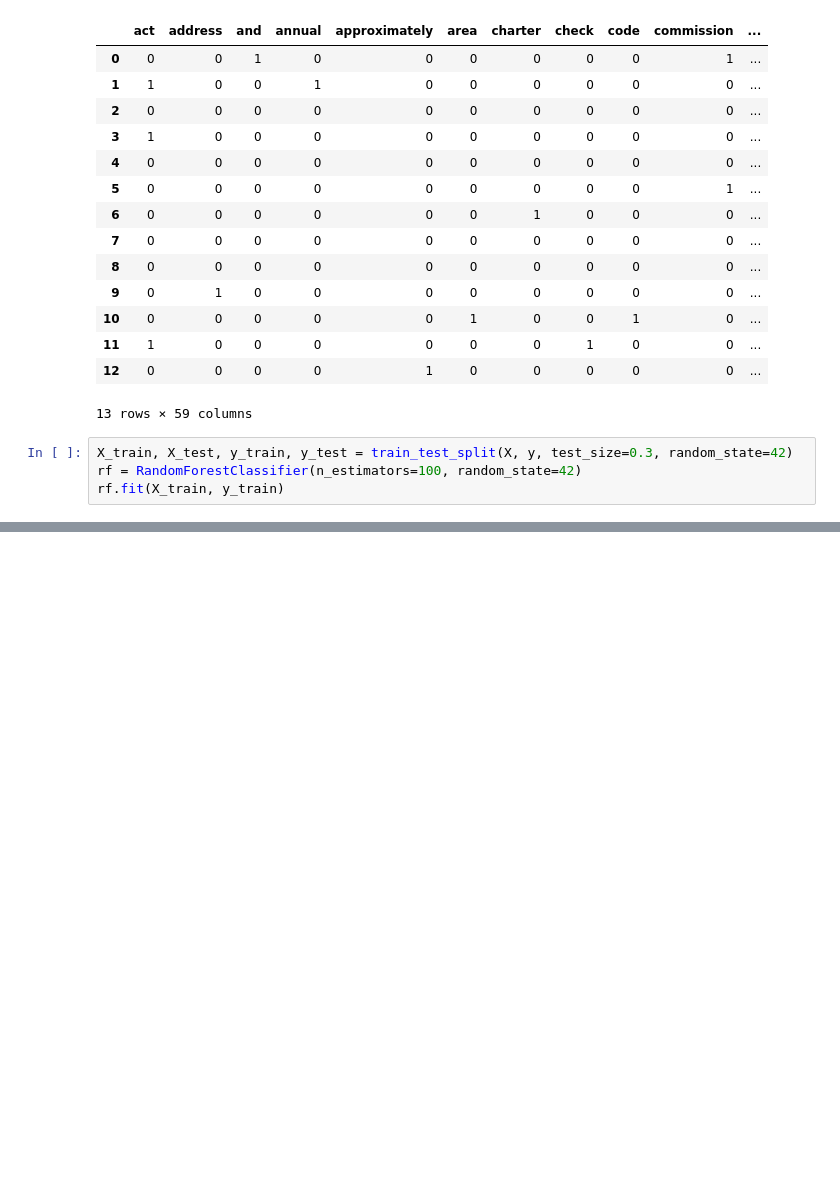
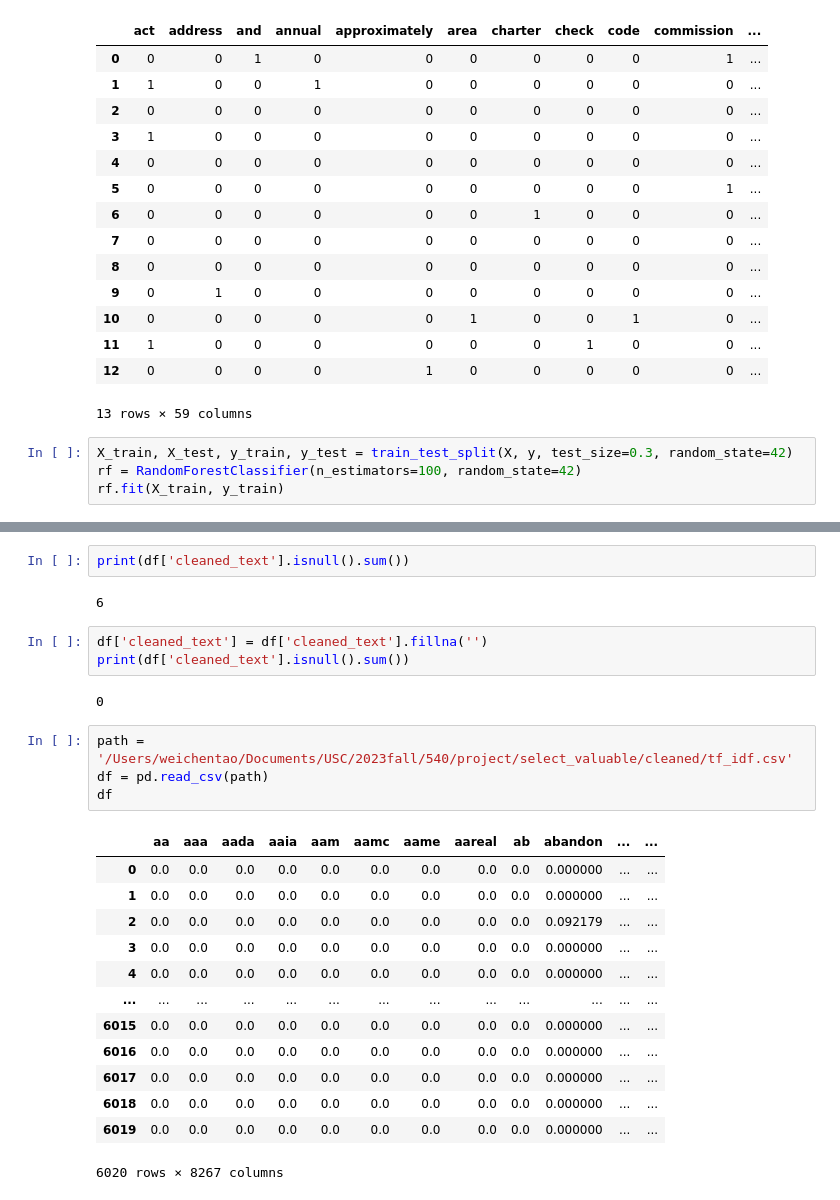
Before and after one commit to pyyybf/Recruitment-Patterns-Analysis, a Jupyter notebook: Select_valuable/Untitled.ipynb, the cells around one changed output, grey strips where cells are left out. Cells and saved outputs as stored; diff of their text form; blank space fills up the shorter version.

```diff
--- a/Select_valuable/Untitled.ipynb
+++ b/Select_valuable/Untitled.ipynb
@@ -39,0 +113,27 @@ rf.fit(X_train, y_train)
+# %%
+print(df['cleaned_text'].isnull().sum())
+# %% [output]
+6
+# %%
+df['cleaned_text'] = df['cleaned_text'].fillna('')
+print(df['cleaned_text'].isnull().sum())
+# %% [output]
+0
+# %%
+path = '/Users/weichentao/Documents/USC/2023fall/540/project/select_valuable/cleaned/tf_idf.csv'
+df = pd.read_csv(path)
+df
+# %% [output]
+|  | aa | aaa | aada | aaia | aam | aamc | aame | aareal | ab | abandon | ... | ... |
+| 0 | 0.0 | 0.0 | 0.0 | 0.0 | 0.0 | 0.0 | 0.0 | 0.0 | 0.0 | 0.000000 | ... | ... |
+| 1 | 0.0 | 0.0 | 0.0 | 0.0 | 0.0 | 0.0 | 0.0 | 0.0 | 0.0 | 0.000000 | ... | ... |
+| 2 | 0.0 | 0.0 | 0.0 | 0.0 | 0.0 | 0.0 | 0.0 | 0.0 | 0.0 | 0.092179 | ... | ... |
+| 3 | 0.0 | 0.0 | 0.0 | 0.0 | 0.0 | 0.0 | 0.0 | 0.0 | 0.0 | 0.000000 | ... | ... |
+| 4 | 0.0 | 0.0 | 0.0 | 0.0 | 0.0 | 0.0 | 0.0 | 0.0 | 0.0 | 0.000000 | ... | ... |
+| ... | ... | ... | ... | ... | ... | ... | ... | ... | ... | ... | ... | ... |
+| 6015 | 0.0 | 0.0 | 0.0 | 0.0 | 0.0 | 0.0 | 0.0 | 0.0 | 0.0 | 0.000000 | ... | ... |
+| 6016 | 0.0 | 0.0 | 0.0 | 0.0 | 0.0 | 0.0 | 0.0 | 0.0 | 0.0 | 0.000000 | ... | ... |
+| 6017 | 0.0 | 0.0 | 0.0 | 0.0 | 0.0 | 0.0 | 0.0 | 0.0 | 0.0 | 0.000000 | ... | ... |
+| 6018 | 0.0 | 0.0 | 0.0 | 0.0 | 0.0 | 0.0 | 0.0 | 0.0 | 0.0 | 0.000000 | ... | ... |
+| 6019 | 0.0 | 0.0 | 0.0 | 0.0 | 0.0 | 0.0 | 0.0 | 0.0 | 0.0 | 0.000000 | ... | ... |
+6020 rows × 8267 columns
```
Also changed, not shown: parts of 2 cells of this notebook, 6 other files.
